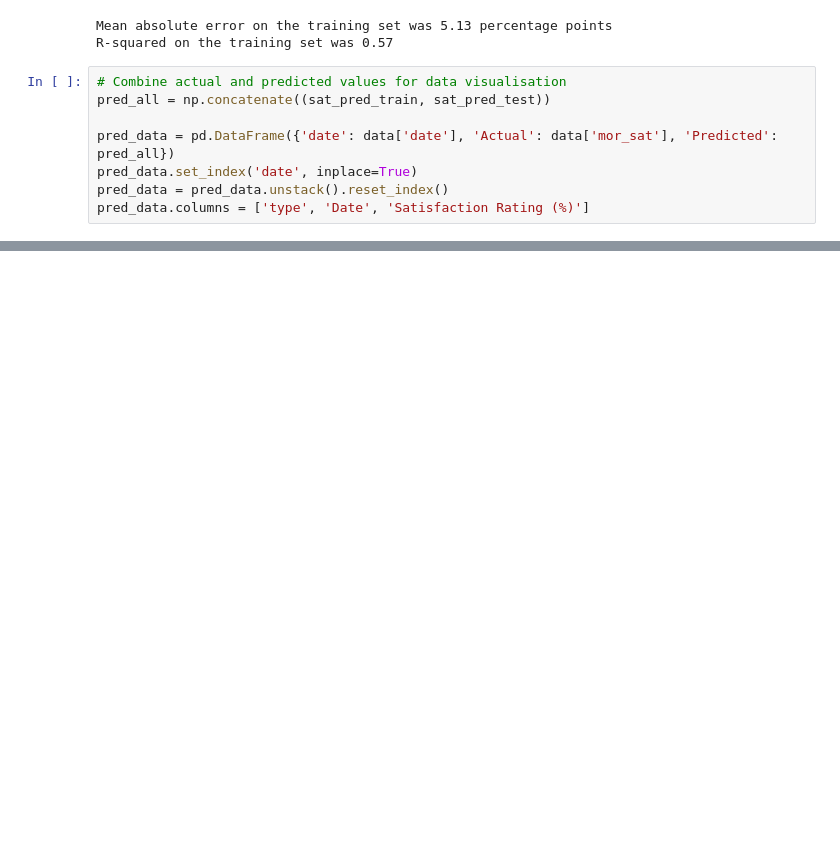
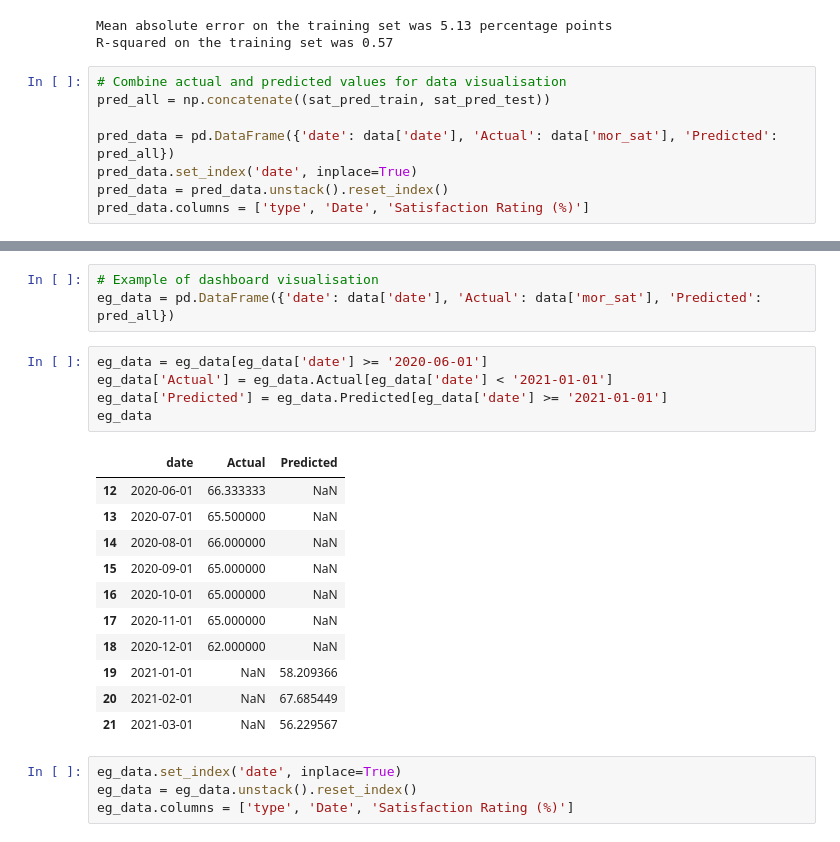
Before and after one commit to Josh-Myers/Predicting_Political_Sentiment, a Jupyter notebook: 3_Modelling.ipynb, the cells around one changed output, grey strips where cells are left out. Drawn from its saved outputs; the diff is of its cells as text; blank space fills up the shorter version.

```diff
--- a/3_Modelling.ipynb
+++ b/3_Modelling.ipynb
@@ -68,0 +102,24 @@ line.xaxis.set_major_locator(ticker.MultipleLocator(3))
+# %%
+# Example of dashboard visualisation
+eg_data = pd.DataFrame({'date': data['date'], 'Actual': data['mor_sat'], 'Predicted': pred_all})
+# %%
+eg_data = eg_data[eg_data['date'] >= '2020-06-01']
+eg_data['Actual'] = eg_data.Actual[eg_data['date'] < '2021-01-01']
+eg_data['Predicted'] = eg_data.Predicted[eg_data['date'] >= '2021-01-01']
+eg_data
+# %% [output]
+|  | date | Actual | Predicted |
+| 12 | 2020-06-01 | 66.333333 | NaN |
+| 13 | 2020-07-01 | 65.500000 | NaN |
+| 14 | 2020-08-01 | 66.000000 | NaN |
+| 15 | 2020-09-01 | 65.000000 | NaN |
+| 16 | 2020-10-01 | 65.000000 | NaN |
+| 17 | 2020-11-01 | 65.000000 | NaN |
+| 18 | 2020-12-01 | 62.000000 | NaN |
+| 19 | 2021-01-01 | NaN | 58.209366 |
+| 20 | 2021-02-01 | NaN | 67.685449 |
+| 21 | 2021-03-01 | NaN | 56.229567 |
+# %%
+eg_data.set_index('date', inplace=True)
+eg_data = eg_data.unstack().reset_index()
+eg_data.columns = ['type', 'Date', 'Satisfaction Rating (%)']
```
Also changed, not shown: parts of 8 cells of this notebook, 1 other file.
